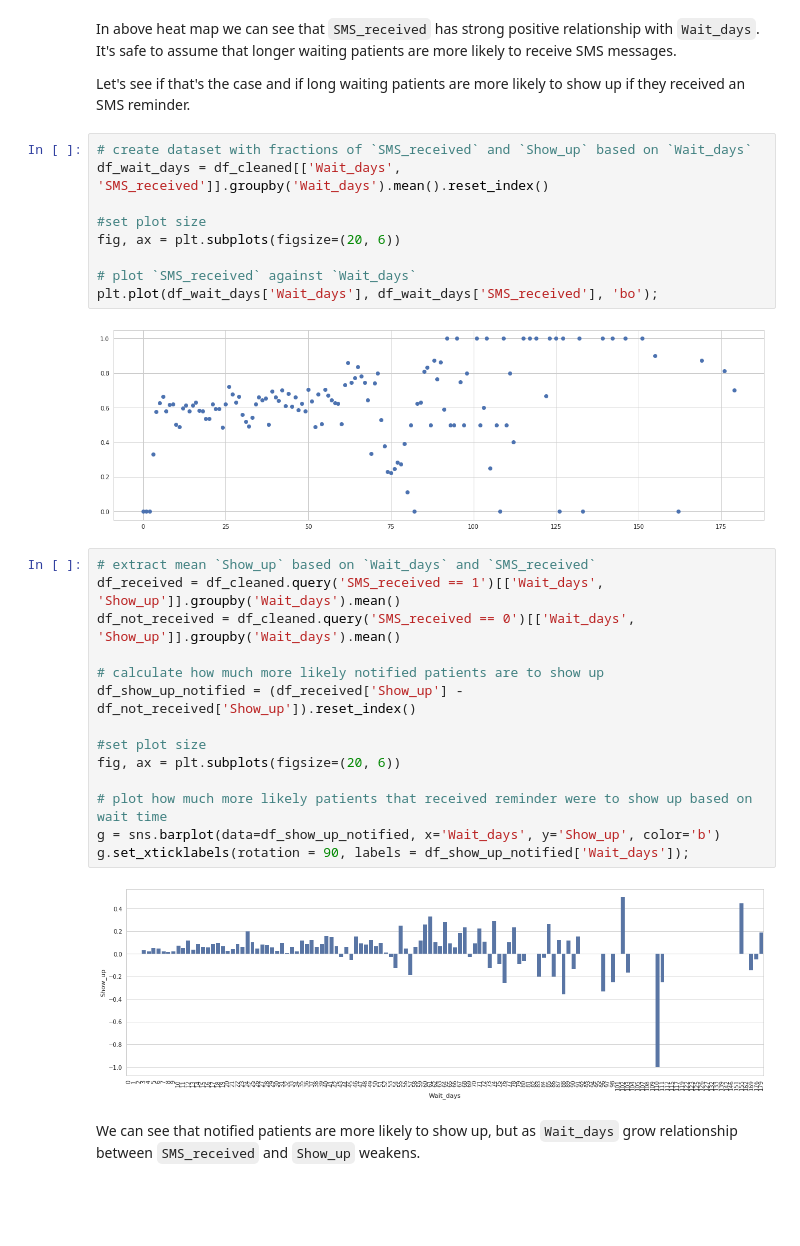
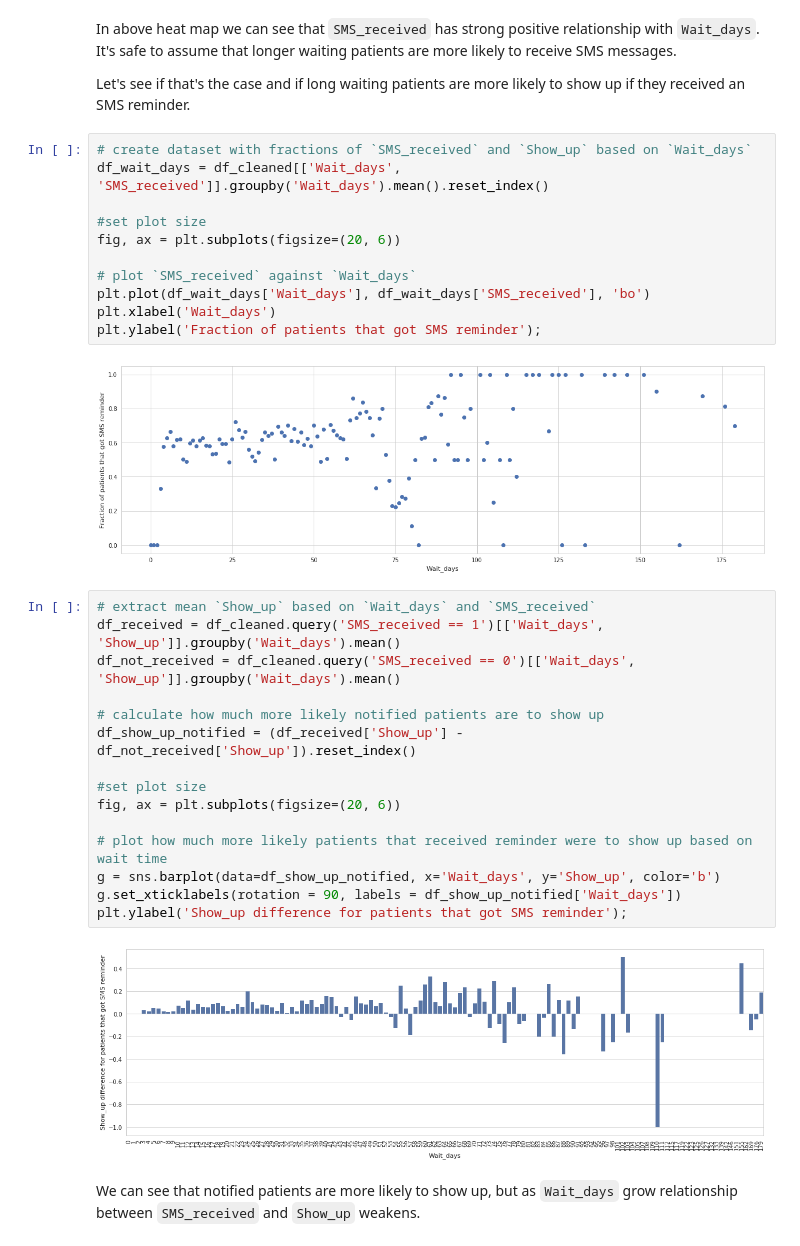
Before and after one commit to despacito123/data-analyst-nanodegree, a Jupyter notebook: 3. Investigate a Dataset/Investigate_a_Dataset.ipynb, the cells around one changed output. Drawn from its saved outputs; the diff is of its cells as text; blank space fills up the shorter version.

Commit message:
added labels to axes

```diff
--- a/3. Investigate a Dataset/Investigate_a_Dataset.ipynb
+++ b/3. Investigate a Dataset/Investigate_a_Dataset.ipynb
@@ -329,14 +331,16 @@ Let's see  if that's the case and if long waiting patients are more likely to sh
 # %%
 # create dataset with fractions of `SMS_received` and `Show_up` based on `Wait_days`
 df_wait_days = df_cleaned[['Wait_days', 'SMS_received']].groupby('Wait_days').mean().reset_index()
 
 #set plot size
 fig, ax = plt.subplots(figsize=(20, 6))
 
 # plot `SMS_received` against `Wait_days`
-plt.plot(df_wait_days['Wait_days'], df_wait_days['SMS_received'], 'bo');
+plt.plot(df_wait_days['Wait_days'], df_wait_days['SMS_received'], 'bo')
+plt.xlabel('Wait_days')
+plt.ylabel('Fraction of patients that got SMS reminder');
 # %% [output]
-[figure, old version]
+[figure, new version]
 # %%
 # extract mean `Show_up` based on `Wait_days` and `SMS_received`
 df_received = df_cleaned.query('SMS_received == 1')[['Wait_days', 'Show_up']].groupby('Wait_days').mean()
@@ -350,9 +354,10 @@ fig, ax = plt.subplots(figsize=(20, 6))
 
 # plot how much more likely patients that received reminder were to show up based on wait time
 g = sns.barplot(data=df_show_up_notified, x='Wait_days', y='Show_up', color='b')
-g.set_xticklabels(rotation = 90, labels = df_show_up_notified['Wait_days']);
+g.set_xticklabels(rotation = 90, labels = df_show_up_notified['Wait_days'])
+plt.ylabel('Show_up difference for patients that got SMS reminder');
 # %% [output]
-[figure, old version]
+[figure, new version]
 # %% [markdown]
 We can see that notified patients are more likely to show up, but as `Wait_days` grow relationship between `SMS_received` and `Show_up` weakens.
 # %% [markdown]
```
Also changed, not shown: parts of 4 cells of this notebook, 1 other file.
